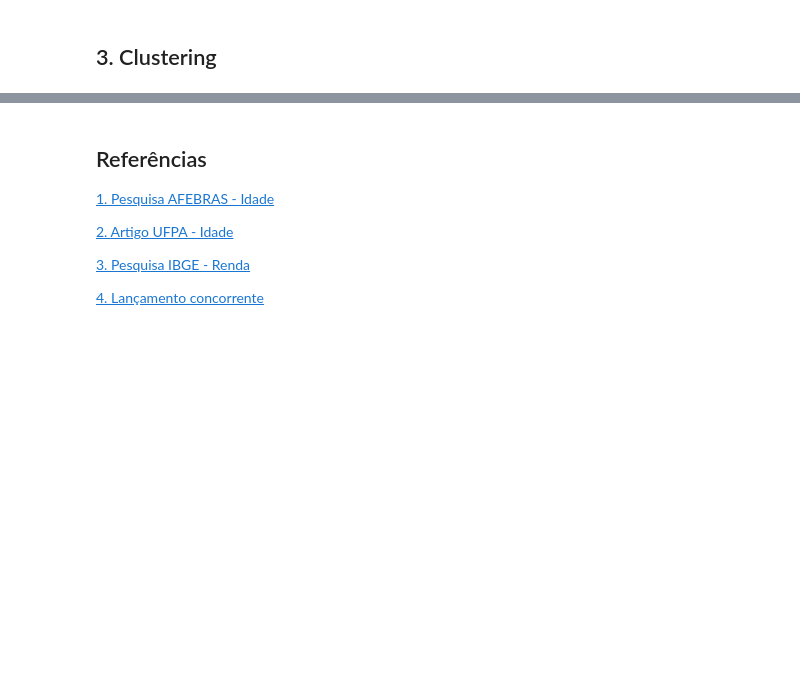
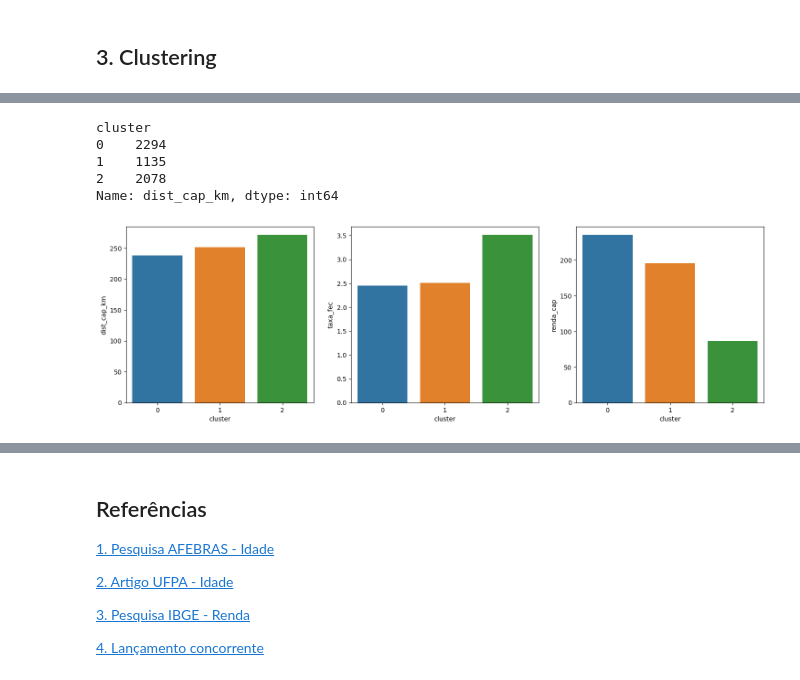
Before and after one commit to rodrigotorn/solar-case, a Jupyter notebook: case-solar.ipynb, the cells around one changed output, grey strips where cells are left out. Saved outputs shown, nothing was run; the diff lists cells and outputs as text; code cells hidden in the pictures; blank space fills up the shorter version.

Commit message:
feat: Add clustering section

```diff
--- a/case-solar.ipynb
+++ b/case-solar.ipynb
@@ -117,8 +121,7 @@ cities['var_pop_ate_25'] = cities['pop_ate_25_2000'] / cities['pop_ate_25_1991']
 
 cities['perc_pop_urb'] = cities['pop_urb_2000'] / cities['pop_total_2000']
 
-cities['player'] = np.where(cities['uf'].isin(['SP', 'RJ', 'MG', 'PR']), 1, 0)
-
+ids = cities[['municipio', 'uf']]
 cities = cities[[
     'dist_cap_km',
     'taxa_fec',
@@ -128,9 +131,9 @@ cities = cities[[
     'perc_ate_25_2000',
     'var_pop_ate_25',
     'perc_pop_urb',
-    'player'
 ]]
 
 cities.to_csv('data/cities.csv', index=True)
+del(cities_raw)
 # %% [markdown]
 ## 3. Clustering
@@ -136,0 +150,36 @@ cities.to_csv('data/cities.csv', index=True)
+# %%
+scaler = MinMaxScaler()
+cities_scaled = pd.DataFrame(
+    scaler.fit_transform(cities),
+    index=cities.index,
+    columns=cities.columns,
+)
+# %%
+kmeans = KMeans(n_clusters=3, random_state=0)
+clusters = kmeans.fit(cities_scaled)
+cities['cluster'] = clusters.labels_
+cities_grouped_by_cluster = cities.groupby('cluster').mean().reset_index()
+cities.groupby('cluster').count()['dist_cap_km']
+# %% [output]
+cluster
+0    2294
+1    1135
+2    2078
+Name: dist_cap_km, dtype: int64
+# %%
+def plot_barplot_clusters(df: pd.DataFrame, features: list, title: str):
+  f, ax = plt.subplots(1, len(features), figsize=(18, 5))
+  f.suptitle(title)
+
+  for pos, feature in enumerate(features):
+      sns.barplot(ax=ax[pos], x='cluster', y=features[pos], data=df)
+
+  return f
+# %%
+plot_barplot_clusters(
+  cities_grouped_by_cluster,
+  ['dist_cap_km', 'taxa_fec', 'renda_cap'],
+  '',
+).show()
+# %% [output]
+[figure, added]
```
Also changed, not shown: parts of 9 cells of this notebook, 2 other files.
